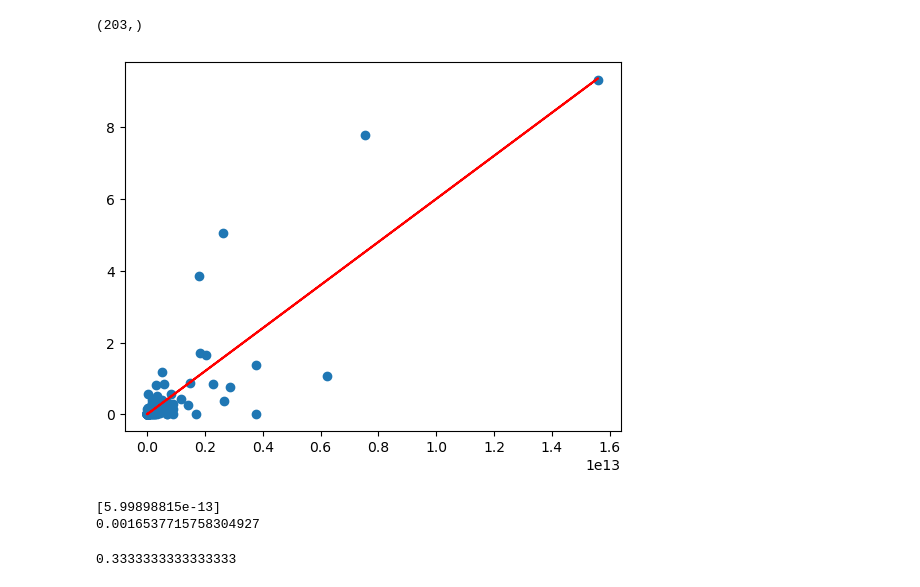
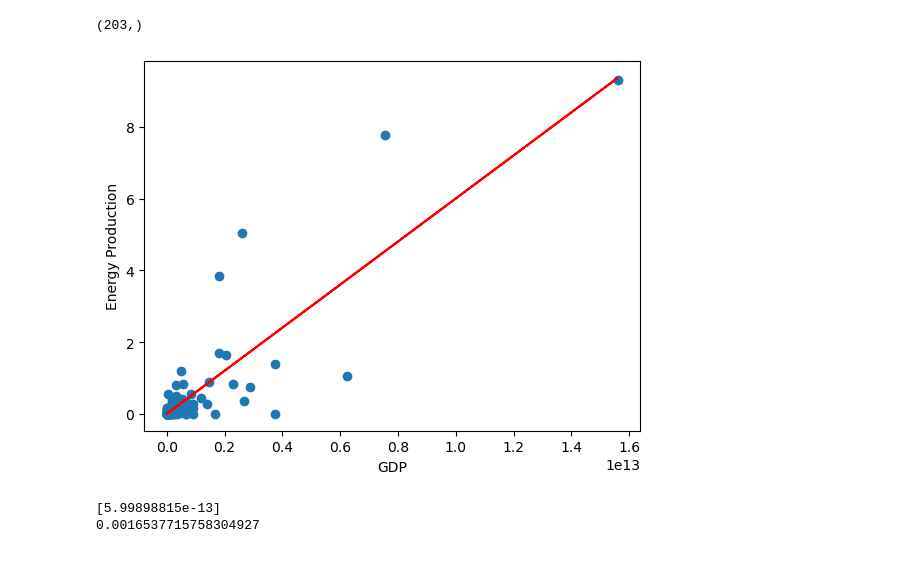
Before and after one commit to Landoll35/final_project, a Jupyter notebook: 2011_linear_regression.ipynb, the cells around one changed output. Cells and saved outputs as stored; diff of their text form; code cells hidden in the pictures.

```diff
--- a/2011_linear_regression.ipynb
+++ b/2011_linear_regression.ipynb
@@ -49,18 +49,16 @@ print(y_pred.shape)
 # %% [output]
 (203,)
 # %%
-plt.scatter(X, y)
+plt.scatter(renew1_df['2011_gdp'], renew1_df['2011_renew'])
+plt.xlabel('GDP')
+plt.ylabel('Energy Production')
 plt.plot(X, y_pred, color='red')
 plt.show()
 # %% [output]
-[figure, old version]
+[figure, new version]
 # %%
 print(model.coef_)
 print(model.intercept_)
 # %% [output]
 [5.99898815e-13]
 0.0016537715758304927
-# %%
-print(accuracy_score([1, 1, 0], [1, 0, 1]))
-# %% [output]
-0.3333333333333333
```
Also changed, not shown: parts of 7 cells of this notebook.
